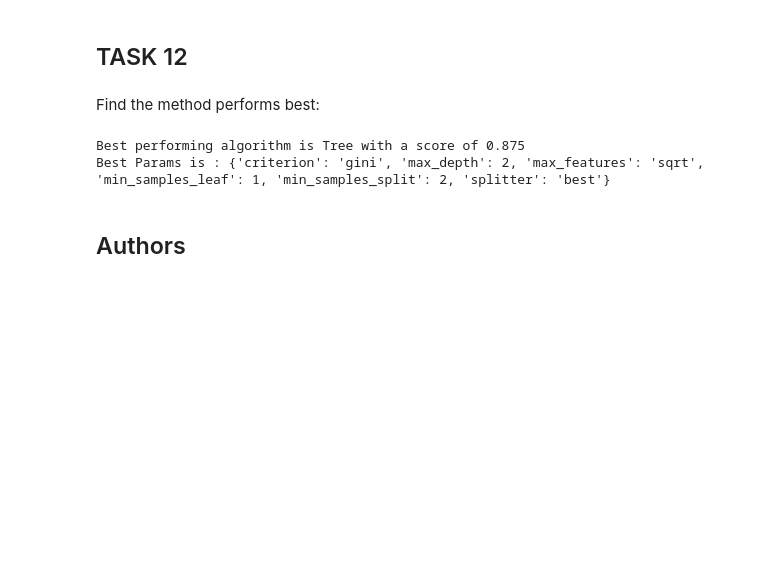
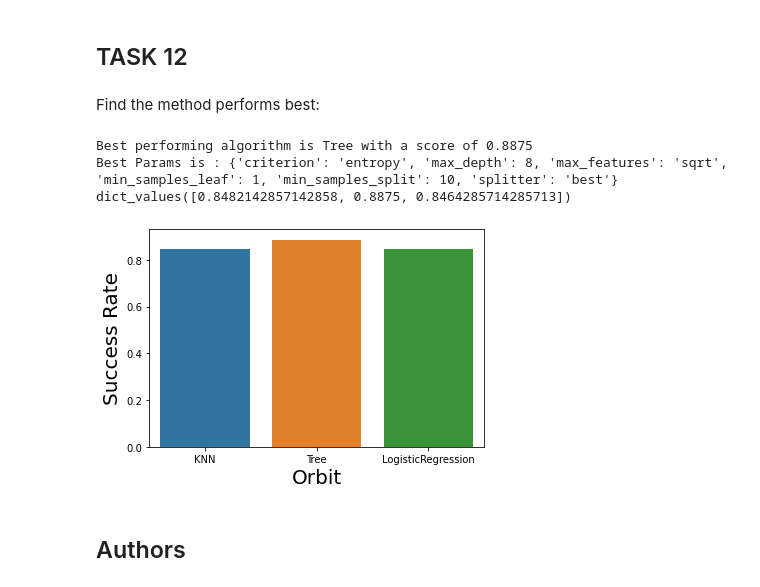
Before and after one commit to sclayton33/ibm-data-science-coursera, a Jupyter notebook: Course 10. Applied Data Science Capstone/Machine Learning Prediction.ipynb, the cells around one changed output. Saved outputs shown, nothing was run; the diff lists cells and outputs as text; code cells hidden in the pictures; blank space fills up the shorter version.

```diff
--- a/Course 10. Applied Data Science Capstone/Machine Learning Prediction.ipynb
+++ b/Course 10. Applied Data Science Capstone/Machine Learning Prediction.ipynb
@@ -304,18 +304,28 @@ Find the method performs best:
 # %%
 algorithms = {'KNN':knn_cv.best_score_,
               'Tree':tree_cv.best_score_,
               'LogisticRegression':logreg_cv.best_score_}
 bestalgorithm = max(algorithms, key=algorithms.get)
 print('Best performing algorithm is',bestalgorithm,'with a score of',algorithms[bestalgorithm])
 if bestalgorithm == 'Tree':
     print('Best Params is :',tree_cv.best_params_)
 if bestalgorithm == 'KNN':
     print('Best Params is :',knn_cv.best_params_)
 if bestalgorithm == 'LogisticRegression':
     print('Best Params is :',logreg_cv.best_params_)
+print(algorithms.values())
+x = ['KNN', 'Tree', 'LogisticRegression']
+y = [0.848, 0.886, 0.846]
+
+sns.barplot(y=y, x=x)
+plt.xlabel('Orbit', fontsize=20)
+plt.ylabel('Success Rate', fontsize=20)
+plt.show()
 # %% [output]
-Best performing algorithm is Tree with a score of 0.875
-Best Params is : {'criterion': 'gini', 'max_depth': 2, 'max_features': 'sqrt', 'min_samples_leaf': 1, 'min_samples_split': 2, 'splitter': 'best'}
+Best performing algorithm is Tree with a score of 0.8875
+Best Params is : {'criterion': 'entropy', 'max_depth': 8, 'max_features': 'sqrt', 'min_samples_leaf': 1, 'min_samples_split': 10, 'splitter': 'best'}
+dict_values([0.8482142857142858, 0.8875, 0.8464285714285713])
+[figure, added]
 # %% [markdown]
 ## Authors
 # %% [markdown]
```
Also changed, not shown: parts of 3 cells of this notebook, 33 other files.
